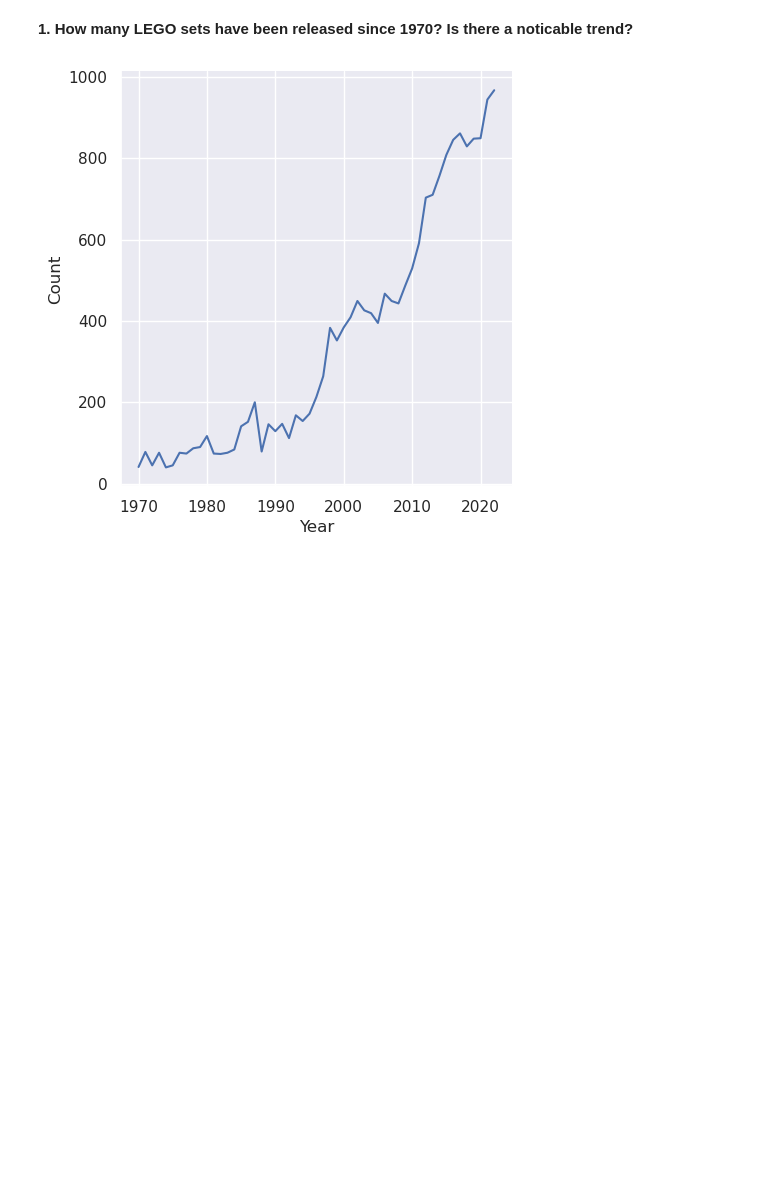
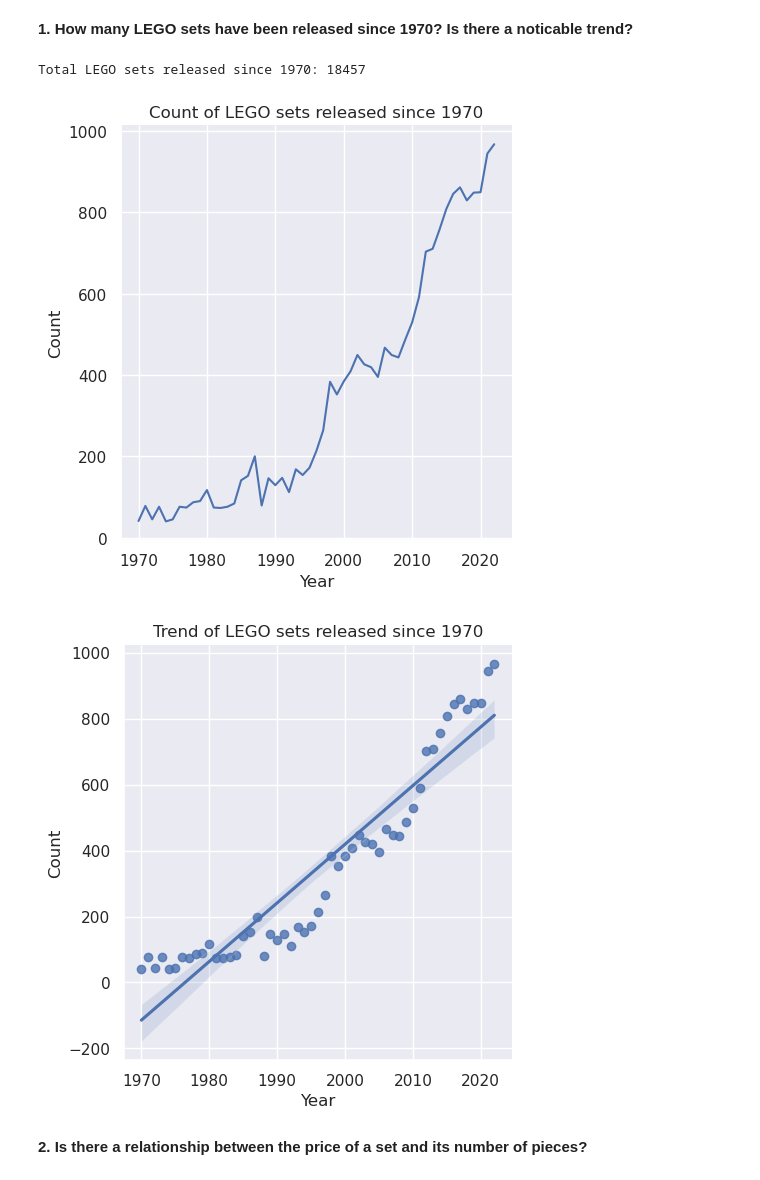
Before and after one commit to kjeshang/KunalMavenAnalyticsDataPlayground, a Jupyter notebook: LEGO_Sets/Analysis.ipynb, the cells around one changed output. Saved outputs shown, nothing was run; the diff lists cells and outputs as text; code cells hidden in the pictures; blank space fills up the shorter version.

Commit message:
Completed LEGO Set Q1
Completed LEGO Set Q1

```diff
--- a/LEGO_Sets/Analysis.ipynb
+++ b/LEGO_Sets/Analysis.ipynb
@@ -77,14 +77,20 @@ None
 # %%
 def setsSinceYear(data, year):
     dff = data.copy();
     dff = dff[dff['year'] >= year];
     dff_agg = dff['year'].value_counts().sort_values();
+    print("Total LEGO sets released since " + str(year) + ": " + str(np.sum(dff_agg)));
     dataframe = pd.DataFrame({
         'Year': dff_agg.index.tolist(),
         'Count': dff_agg.values.tolist()
     });
-    sns.relplot(data=dataframe, x="Year", y="Count", kind="line");
+    sns.relplot(data=dataframe, x="Year", y="Count", kind="line").set(title="Count of LEGO sets released since " + str(year));
+    sns.lmplot(data=dataframe, x="Year", y="Count").set(title="Trend of LEGO sets released since " + str(year));
 
 setsSinceYear(df, 1970)
 # %% [output]
+Total LEGO sets released since 1970: 18457
-[figure, old version]
+[figure, new version]
+[figure, added]
+# %% [markdown]
+**2. Is there a relationship between the price of a set and its number of pieces?**
```
